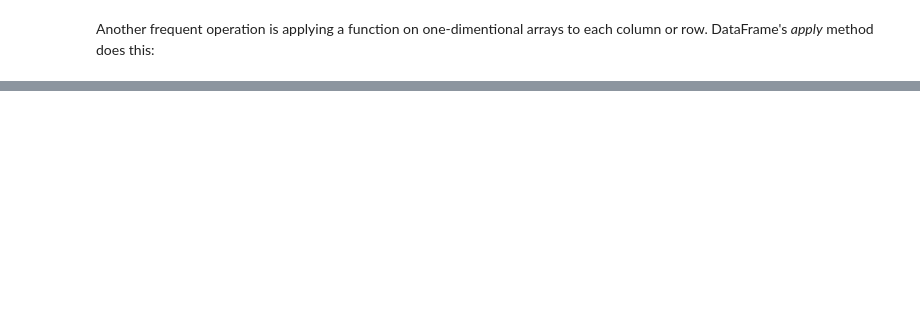
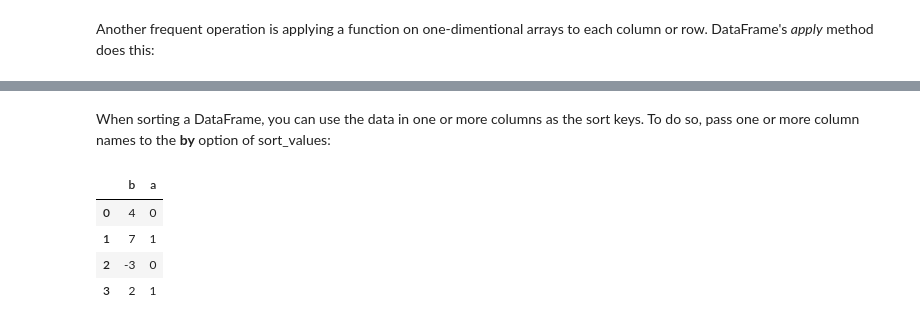
Before and after one commit to damipaigu/Python-Learning-Notes, a Jupyter notebook: Python for Data Analysis.ipynb, the cells around one changed output, grey strips where cells are left out. Cells and saved outputs as stored; diff of their text form; code cells hidden in the pictures; blank space fills up the shorter version.

```diff
--- a/Python for Data Analysis.ipynb
+++ b/Python for Data Analysis.ipynb
@@ -2555,0 +2652,11 @@ NameError: name 'frame' is not defined
+# %% [markdown]
+When sorting a DataFrame, you can use the data in one or more columns as the sort keys. To do so, pass one or more column names to the __by__ option of sort\_values:
+# %%
+frame = pd.DataFrame({'b': [4, 7, -3, 2], 'a': [0, 1, 0, 1]})
+frame
+# %% [output]
+|  | b | a |
+| 0 | 4 | 0 |
+| 1 | 7 | 1 |
+| 2 | -3 | 0 |
+| 3 | 2 | 1 |
```
Also changed, not shown: parts of 26 cells of this notebook.
